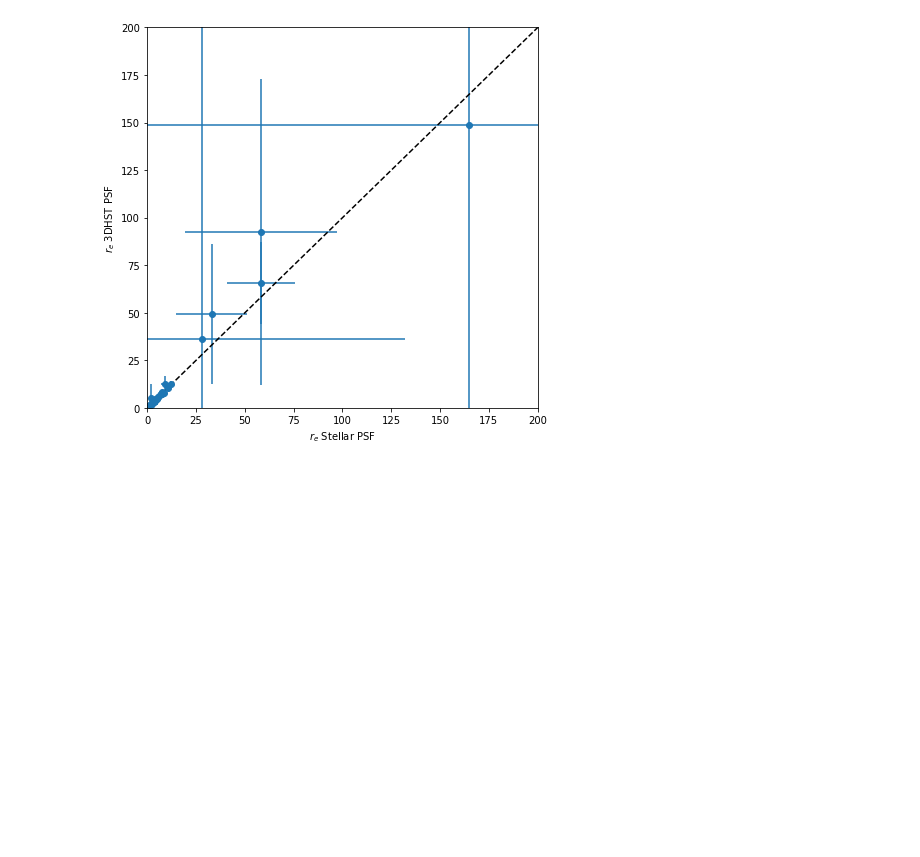
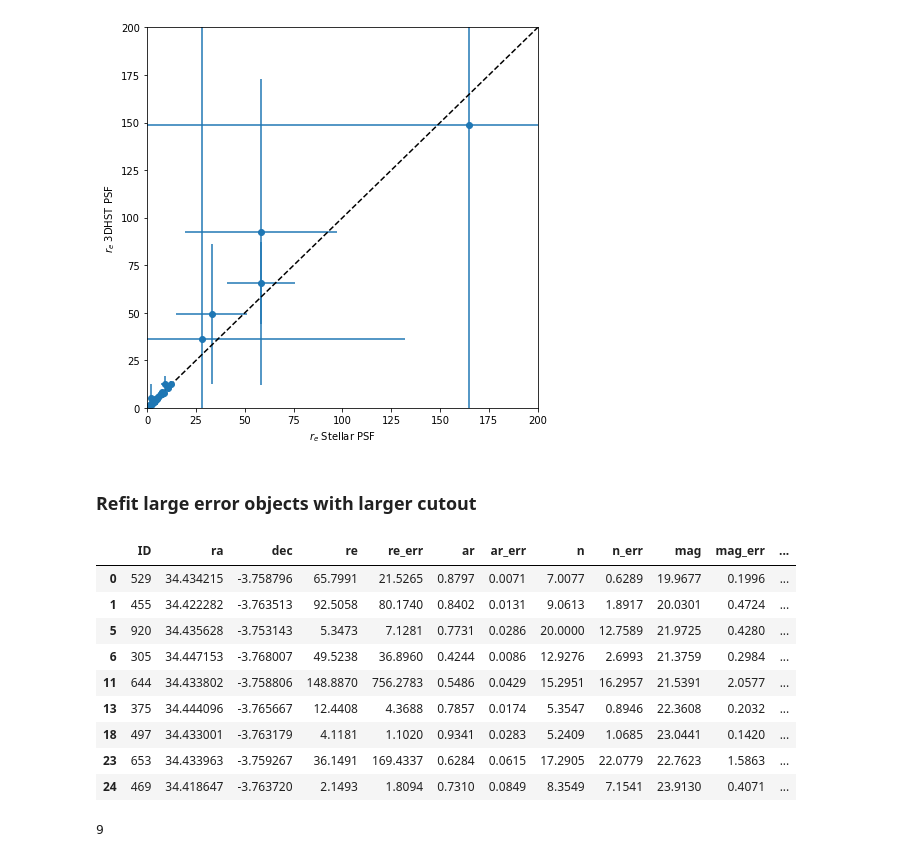
Before and after one commit to enoordeh/GalaxyPops, a Jupyter notebook: Analysis/HST/HST_galfit.ipynb, the cells around one changed output. Saved outputs shown, nothing was run; the diff lists cells and outputs as text; code cells hidden in the pictures; blank space fills up the shorter version.

```diff
--- a/Analysis/HST/HST_galfit.ipynb
+++ b/Analysis/HST/HST_galfit.ipynb
@@ -229,3 +229,55 @@ plt.ylabel('$r_e$ 3DHST PSF')
 # %% [output]
 Text(0,0.5,'$r_e$ 3DHST PSF')
 [figure]
+# %% [markdown]
+### Refit large error objects with larger cutout
+# %%
+large_err_df = dhst_df[dhst_df['re_err']/dhst_df['re']>0.2]
+large_err_df
+# %% [output]
+|  | ID | ra | dec | re | re_err | ar | ar_err | n | n_err | mag | mag_err | ... |
+| 0 | 529 | 34.434215 | -3.758796 | 65.7991 | 21.5265 | 0.8797 | 0.0071 | 7.0077 | 0.6289 | 19.9677 | 0.1996 | ... |
+| 1 | 455 | 34.422282 | -3.763513 | 92.5058 | 80.1740 | 0.8402 | 0.0131 | 9.0613 | 1.8917 | 20.0301 | 0.4724 | ... |
+| 5 | 920 | 34.435628 | -3.753143 | 5.3473 | 7.1281 | 0.7731 | 0.0286 | 20.0000 | 12.7589 | 21.9725 | 0.4280 | ... |
+| 6 | 305 | 34.447153 | -3.768007 | 49.5238 | 36.8960 | 0.4244 | 0.0086 | 12.9276 | 2.6993 | 21.3759 | 0.2984 | ... |
+| 11 | 644 | 34.433802 | -3.758806 | 148.8870 | 756.2783 | 0.5486 | 0.0429 | 15.2951 | 16.2957 | 21.5391 | 2.0577 | ... |
+| 13 | 375 | 34.444096 | -3.765667 | 12.4408 | 4.3688 | 0.7857 | 0.0174 | 5.3547 | 0.8946 | 22.3608 | 0.2032 | ... |
+| 18 | 497 | 34.433001 | -3.763179 | 4.1181 | 1.1020 | 0.9341 | 0.0283 | 5.2409 | 1.0685 | 23.0441 | 0.1420 | ... |
+| 23 | 653 | 34.433963 | -3.759267 | 36.1491 | 169.4337 | 0.6284 | 0.0615 | 17.2905 | 22.0779 | 22.7623 | 1.5863 | ... |
+| 24 | 469 | 34.418647 | -3.763720 | 2.1493 | 1.8094 | 0.7310 | 0.0849 | 8.3549 | 7.1541 | 23.9130 | 0.4071 | ... |
+# %%
+fit_df = member_df[member_df['ID'].isin(large_err_df['ID'])]
+print len(fit_df)
+# df_name = 'XLSSC122_3DHSTPSF'
+# df_name = 'TEMP_TEST'
+df_name = 'LARGE_ERR_3ARCSEC_STELLAR_PSF'
+psf_root = '/data/emiln/XLSSC122_GalPops/Data/HST/Products/PSF/'
+# psf_file = psf_root+'cosmos_3dhst.v4.0.F140W_psf.fits' # Filename causes galfit to seg fault
+# psf_file = psf_root+'3DHST_F140W_PSF.fits'
+psf_file = psf_root+'639_3arcsec_PSF.fits'
+# psf_file = psf_root+'639_70pix_PSF.fits'
+PSFf = 1
+convbox='128 128'
+image_width = 400 # 200 for mag<23 objects, 400 for z2 objects
+timeout=5*60
+verbose=True
+width=10
+HLRwidth=20 # Cutout width = 2*HLRwidth
+PA_INIT = 45
+AR_INIT = 0.5
+ZP = 26.465 # https://iopscience.iop.org/article/10.1088/0067-0049/214/2/24/pdf page 13, page 20 --> All cataloged fluxes are normalized to AB zero point = 25
+# ZP = 25
+MAG_INIT = 21
+fitMagnitude = True
+neighbourMagThresh=3
+DYNMAG = True
+sky='Default'
+sky_INIT=0.00001
+sigma_file = '/sigma_rms_cps.fits'
+data_file = '/data_cps.fits'
+constraint_file = '/data/emiln/XLSSC122_GalPops/Analysis/galfit_constr.txt' # Matches van der wel 2012 constraints
+# constr_file = 'none'
+badmask='none'
+save_name = None
+# %% [output]
+9
```
Also changed, not shown: parts of 10 cells of this notebook, 2 other files.
